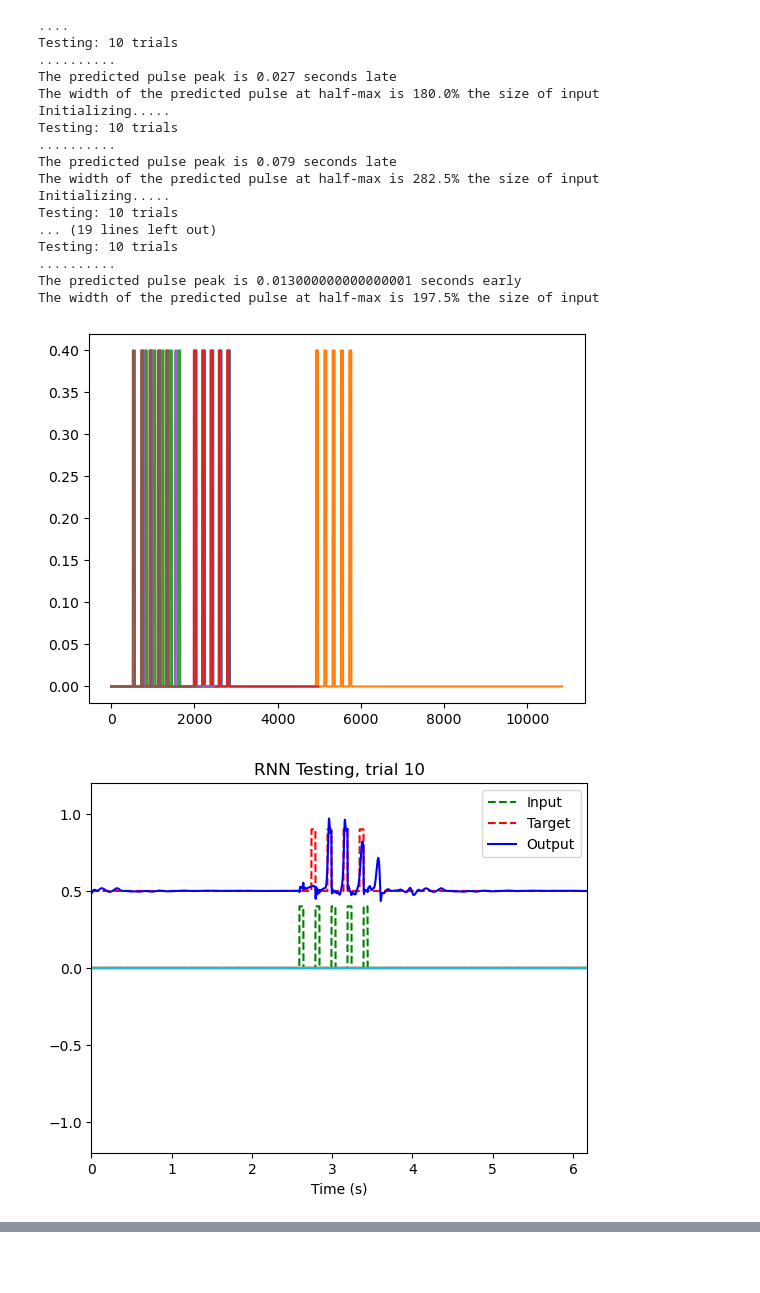
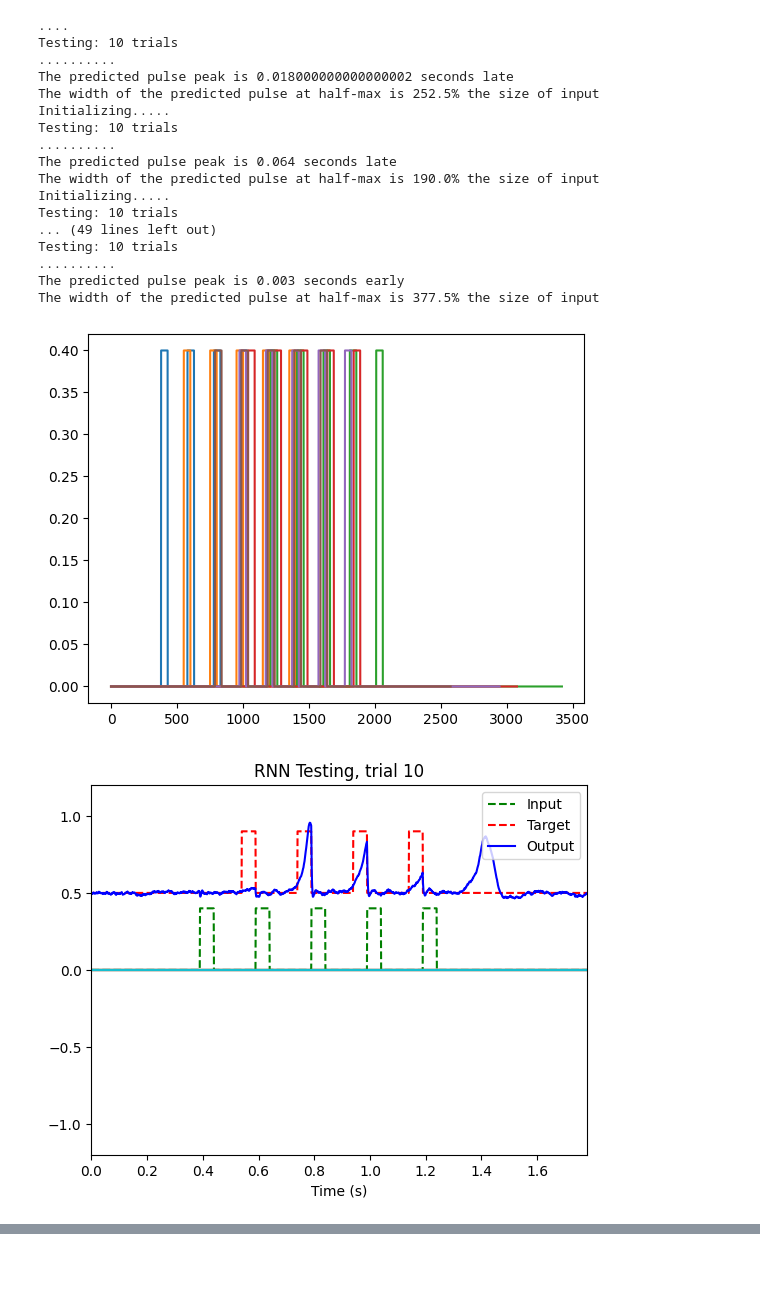
Before and after one commit to METRElab/Full_Force_Pulse_Prediction, a Jupyter notebook: Error-plot-test.ipynb, the cells around one changed output, grey strips where cells are left out. Drawn from its saved outputs; the diff is of its cells as text; code cells hidden in the pictures.

```diff
--- a/Error-plot-test.ipynb
+++ b/Error-plot-test.ipynb
@@ -95,14 +95,14 @@ import FF_Demo
 import numpy as np
 
 #loads saved model from the same directory
-rnn = pickle.load(open("model16-2000-full-period-20-20-0.5",'rb'))
+rnn = pickle.load(open("cosyne--2000-0.2-1.2-20-20-0.5",'rb'))
 
 #defines arrays to store errors for each period
 half_max_width = []
 position_error = []
 
 #defines range for testing periods
-range_array = np.arange(0.2,0.9,0.05)
+range_array = np.arange(0.2,1.2,0.05)
 
 #loop to test multiple periods
 for item in range_array:
@@ -180,7 +180,7 @@ for item in range_array:
 
     #stores size of model predict
     half_max_width.append(pulse_size_error)
-    plt.savefig(f'pulse_test_{item}.png', transparent=True)
+    plt.savefig(f'cosyne_test_{item}.png', transparent=True)
     plt.figure(figsize=(10,4))
 
 
@@ -210,20 +210,20 @@ The width of the predicted pulse at half-max is 135.0% the size of input
 Initializing.
 ....
 Testing: 10 trials
 ..........
-The predicted pulse peak is 0.027 seconds late
-The width of the predicted pulse at half-max is 180.0% the size of input
+The predicted pulse peak is 0.018000000000000002 seconds late
+The width of the predicted pulse at half-max is 252.5% the size of input
 Initializing.....
 Testing: 10 trials
 ..........
-The predicted pulse peak is 0.079 seconds late
-The width of the predicted pulse at half-max is 282.5% the size of input
+The predicted pulse peak is 0.064 seconds late
+The width of the predicted pulse at half-max is 190.0% the size of input
 Initializing.....
 Testing: 10 trials
-... (19 lines left out)
+... (49 lines left out)
 Testing: 10 trials
 ..........
-The predicted pulse peak is 0.013000000000000001 seconds early
-The width of the predicted pulse at half-max is 197.5% the size of input
+The predicted pulse peak is 0.003 seconds early
+The width of the predicted pulse at half-max is 377.5% the size of input
-[figure, old version]
+[figure, new version]
-[figure, old version]
+[figure, new version]
```
Also changed, not shown: parts of 3 cells of this notebook, 24 other files.
